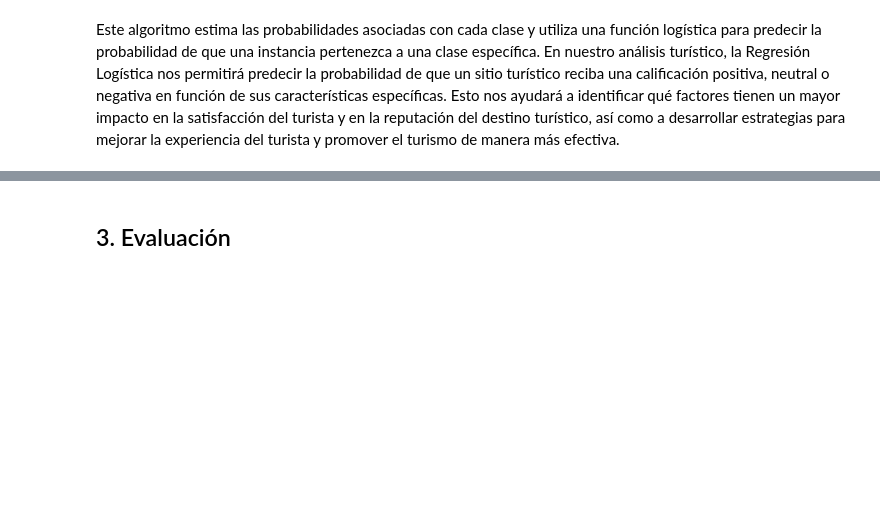
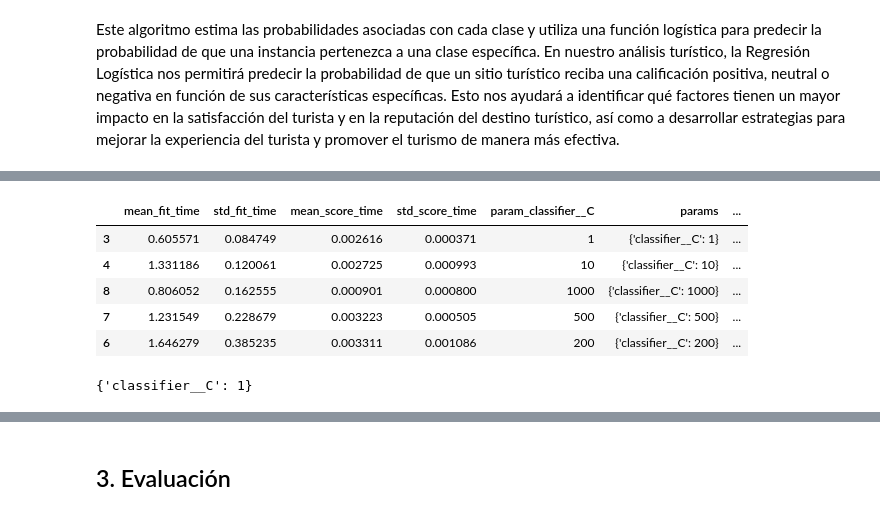
Before and after one commit to BI-Grupo36/Proyecto1_Etapa1, a Jupyter notebook: Proyecto1_Etapa1.ipynb, the cells around one changed output, grey strips where cells are left out. Cells and saved outputs as stored; diff of their text form; code cells hidden in the pictures; blank space fills up the shorter version.

```diff
--- a/Proyecto1_Etapa1.ipynb
+++ b/Proyecto1_Etapa1.ipynb
@@ -789,23 +802,23 @@ grid_search_rf.best_params_
  'classifier__n_estimators': 1000}
 # %%
 random_forest = RandomForestClassifier(n_estimators=500, min_samples_split=2, random_state=42)
-random_forest.fit(X_train_v_l, y_train_l)
+random_forest.fit(X_train_v, y_train_s)
 # Realizar predicciones sobre el conjunto de prueba
 
-y_pred_rf = random_forest.predict(X_test_v_l)
+y_pred_rf = random_forest.predict(X_test_v)
 
 # Evaluar la precisión del modelo
-accuracy = accuracy_score(y_test_l, y_pred_rf)
+accuracy = accuracy_score(y_test_s, y_pred_rf)
 print("Precisión del modelo Random Forest:", accuracy)
 
 #Evaluar F1 Score
-print("\nF1 Score del modelo Random Forest:", f1_score(y_test_l, y_pred_rf, average='weighted'))
+print("\nF1 Score del modelo Random Forest:", f1_score(y_test_s, y_pred_rf, average='weighted'))
 
 # Mostrar el reporte de clasificación
 print("\nReporte de Clasificación:")
-print(classification_report(y_test_l, y_pred_rf))
+print(classification_report(y_test_s, y_pred_rf))
 
 # Mostrar la matriz de confusión
 print("\nMatriz de Confusión:")
-print(confusion_matrix(y_test_l, y_pred_rf))
+print(confusion_matrix(y_test_s, y_pred_rf))
 # %% [output]
@@ -834,0 +850,14 @@ Este algoritmo estima las probabilidades asociadas con cada clase y utiliza una
+# %%
+from sklearn.linear_model import LogisticRegression
+
+steps_rf = [
+    ('classifier', LogisticRegression(random_state=42))
+]
+param_grid_lr = {
+    'classifier__C': [0.001, 0.01, 0.1, 1, 10, 100,200,500,1000],  # Parámetro de regularización para Logistic Regression
+}
+pipeline_lr = Pipeline(steps=steps_rf)
+grid_search_lr = GridSearchCV(pipeline_lr, param_grid_lr, cv=5, n_jobs=-1, scoring='accuracy', verbose=2)
+# %%
+%%time
+grid_search_lr.fit(X_train_v, y_train_s)
@@ -834,0 +875,14 @@ Este algoritmo estima las probabilidades asociadas con cada clase y utiliza una
+# %%
+pd.DataFrame(grid_search_lr.cv_results_).sort_values('rank_test_score').head()
+# %% [output]
+|  | mean_fit_time | std_fit_time | mean_score_time | std_score_time | param_classifier__C | params | ... |
+| 3 | 0.605571 | 0.084749 | 0.002616 | 0.000371 | 1 | {'classifier__C': 1} | ... |
+| 4 | 1.331186 | 0.120061 | 0.002725 | 0.000993 | 10 | {'classifier__C': 10} | ... |
+| 8 | 0.806052 | 0.162555 | 0.000901 | 0.000800 | 1000 | {'classifier__C': 1000} | ... |
+| 7 | 1.231549 | 0.228679 | 0.003223 | 0.000505 | 500 | {'classifier__C': 500} | ... |
+| 6 | 1.646279 | 0.385235 | 0.003311 | 0.001086 | 200 | {'classifier__C': 200} | ... |
+# %%
+best_model_lr = grid_search_lr.best_estimator_
+grid_search_lr.best_params_
+# %% [output]
+{'classifier__C': 1}
```
Also changed, not shown: parts of 12 cells of this notebook.
